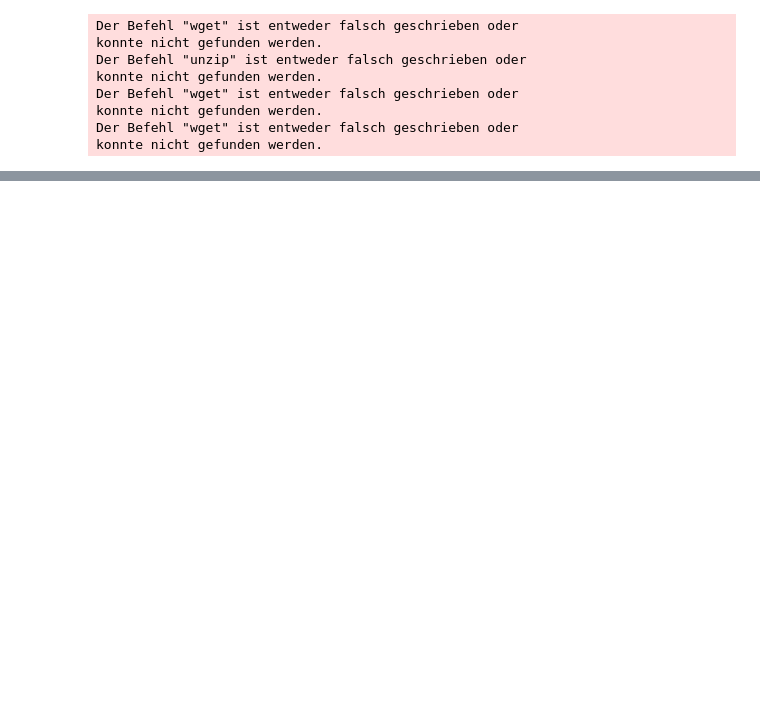
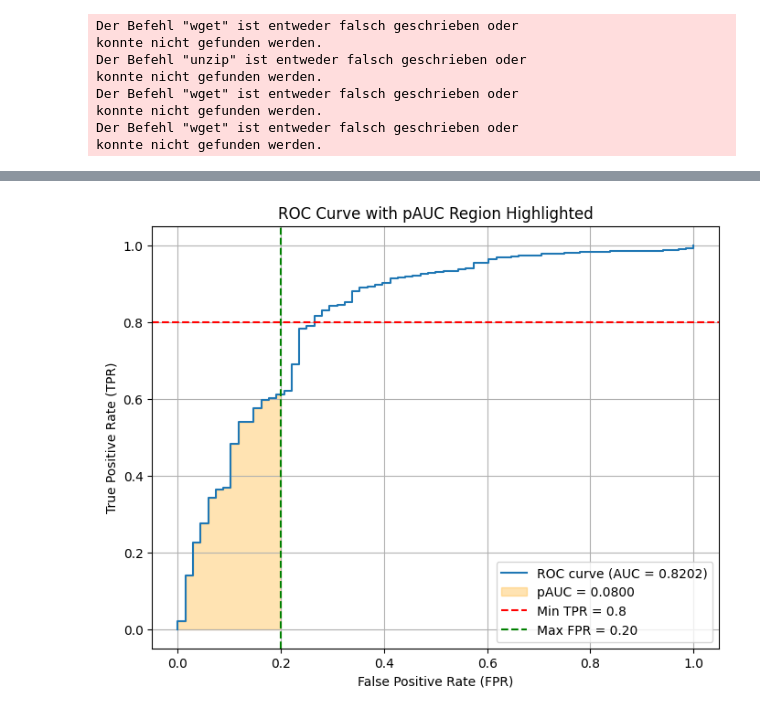
Before and after one commit to ryankima/eecs545, a Jupyter notebook: skin_cancer_classification_resnet50.ipynb, the cells around one changed output, grey strips where cells are left out. Cells and saved outputs as stored; diff of their text form; code cells hidden in the pictures; blank space fills up the shorter version.

```diff
--- a/skin_cancer_classification_resnet50.ipynb
+++ b/skin_cancer_classification_resnet50.ipynb
@@ -290,3 +421,58 @@ Training time: 1378.96s
+# %%
+import numpy as np
+import matplotlib.pyplot as plt
+from sklearn.metrics import roc_curve, auc
+
+def plot_roc_and_pauc(y_true, y_scores, min_tpr=0.80):
+    # Flip labels and predictions (based on your scoring function)
+    v_gt = abs(np.asarray(y_true) - 1)
+    v_pred = -1.0 * np.asarray(y_scores)
+
+    # Calculate ROC curve
+    fpr, tpr, thresholds = roc_curve(v_gt, v_pred)
+
+    # Compute full AUC and partial AUC
+    full_auc = auc(fpr, tpr)
+    max_fpr = abs(1 - min_tpr)
+
+    # Partial AUC calculation (manual interpolation for the cutoff point)
+    stop = np.searchsorted(fpr, max_fpr, "right")
+    x_interp = [fpr[stop - 1], fpr[stop]]
+    y_interp = [tpr[stop - 1], tpr[stop]]
+
+    # Interpolated TPR at max_fpr
+    interp_tpr = np.interp(max_fpr, x_interp, y_interp)
+
+    # Create partial ROC arrays up to max_fpr
+    pauc_fpr = np.append(fpr[:stop], max_fpr)
+    pauc_tpr = np.append(tpr[:stop], interp_tpr)
+
+    partial_auc = auc(pauc_fpr, pauc_tpr)
+
+    # Plotting
+    plt.figure(figsize=(8, 6))
+    plt.plot(fpr, tpr, label=f"ROC curve (AUC = {full_auc:.4f})")
+
+    # Shade pAUC region
+    plt.fill_between(pauc_fpr, pauc_tpr, step="post", alpha=0.3, color="orange", label=f"pAUC = {partial_auc:.4f}")
+
+    # Draw horizontal line at TPR = min_tpr
+    plt.axhline(min_tpr, color='red', linestyle='--', label=f"Min TPR = {min_tpr}")
+
+    # Draw vertical line at FPR = max_fpr
+    plt.axvline(max_fpr, color='green', linestyle='--', label=f"Max FPR = {max_fpr:.2f}")
+
+    plt.xlabel("False Positive Rate (FPR)")
+    plt.ylabel("True Positive Rate (TPR)")
+    plt.title("ROC Curve with pAUC Region Highlighted")
+    plt.legend(loc="lower right")
+    plt.grid(True)
+    plt.show()
+
+# Example usage
+plot_roc_and_pauc(all_labels, all_probs)
+# %% [output]
+[figure, added]
 # %%
 import matplotlib.pyplot as plt
 import torch
```
Also changed, not shown: parts of 8 cells of this notebook, 1 other file.
